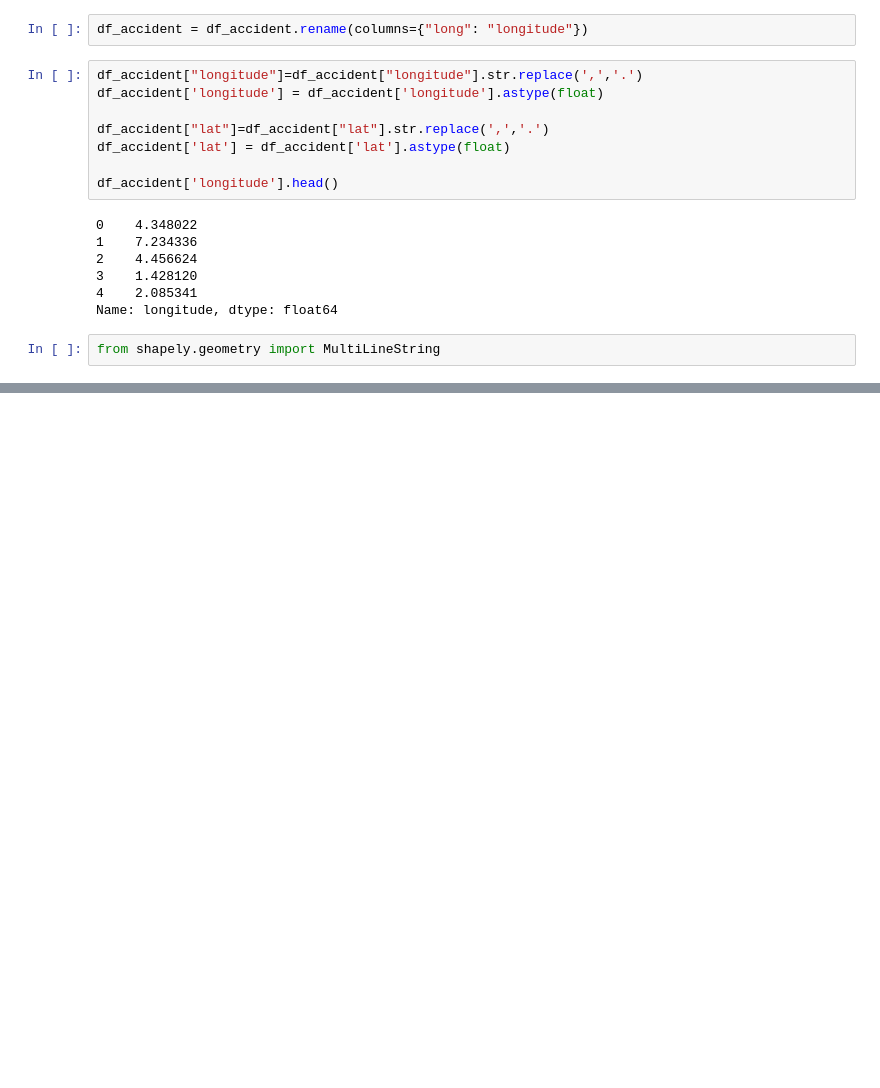
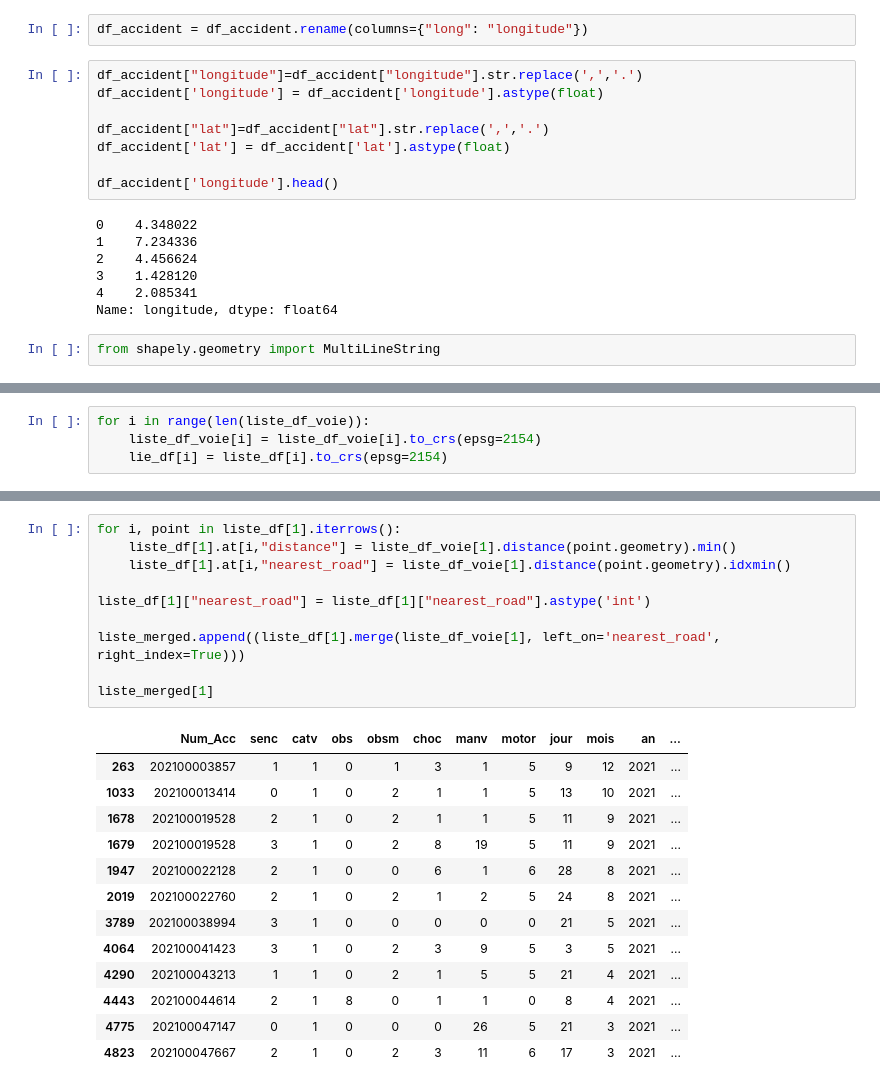
Before and after one commit to hitMaan351/Decision-support-for-cycle-track, a Jupyter notebook: notebooks/merging_acc_roads.ipynb, the cells around one changed output, grey strips where cells are left out. Saved outputs shown, nothing was run; the diff lists cells and outputs as text; blank space fills up the shorter version.

```diff
--- a/merging_accident_voie.ipynb
+++ b/notebooks/merging_acc_roads.ipynb
@@ -426,0 +260,4 @@ Name: an, dtype: int64
+# %%
+for i in range(len(liste_df_voie)):
+    liste_df_voie[i] = liste_df_voie[i].to_crs(epsg=2154)
+    lie_df[i] = liste_df[i].to_crs(epsg=2154)
@@ -426,0 +291,24 @@ Name: an, dtype: int64
+# %%
+for i, point in liste_df[1].iterrows():
+    liste_df[1].at[i,"distance"] = liste_df_voie[1].distance(point.geometry).min()
+    liste_df[1].at[i,"nearest_road"] = liste_df_voie[1].distance(point.geometry).idxmin()
+
+liste_df[1]["nearest_road"] = liste_df[1]["nearest_road"].astype('int')
+
+liste_merged.append((liste_df[1].merge(liste_df_voie[1], left_on='nearest_road', right_index=True)))
+
+liste_merged[1]
+# %% [output]
+|  | Num_Acc | senc | catv | obs | obsm | choc | manv | motor | jour | mois | an | ... |
+| 263 | 202100003857 | 1 | 1 | 0 | 1 | 3 | 1 | 5 | 9 | 12 | 2021 | ... |
+| 1033 | 202100013414 | 0 | 1 | 0 | 2 | 1 | 1 | 5 | 13 | 10 | 2021 | ... |
+| 1678 | 202100019528 | 2 | 1 | 0 | 2 | 1 | 1 | 5 | 11 | 9 | 2021 | ... |
+| 1679 | 202100019528 | 3 | 1 | 0 | 2 | 8 | 19 | 5 | 11 | 9 | 2021 | ... |
+| 1947 | 202100022128 | 2 | 1 | 0 | 0 | 6 | 1 | 6 | 28 | 8 | 2021 | ... |
+| 2019 | 202100022760 | 2 | 1 | 0 | 2 | 1 | 2 | 5 | 24 | 8 | 2021 | ... |
+| 3789 | 202100038994 | 3 | 1 | 0 | 0 | 0 | 0 | 0 | 21 | 5 | 2021 | ... |
+| 4064 | 202100041423 | 3 | 1 | 0 | 2 | 3 | 9 | 5 | 3 | 5 | 2021 | ... |
+| 4290 | 202100043213 | 1 | 1 | 0 | 2 | 1 | 5 | 5 | 21 | 4 | 2021 | ... |
+| 4443 | 202100044614 | 2 | 1 | 8 | 0 | 1 | 1 | 0 | 8 | 4 | 2021 | ... |
+| 4775 | 202100047147 | 0 | 1 | 0 | 0 | 0 | 26 | 5 | 21 | 3 | 2021 | ... |
+| 4823 | 202100047667 | 2 | 1 | 0 | 2 | 3 | 11 | 6 | 17 | 3 | 2021 | ... |
```
Also changed, not shown: parts of 49 cells of this notebook, 1 other file.
